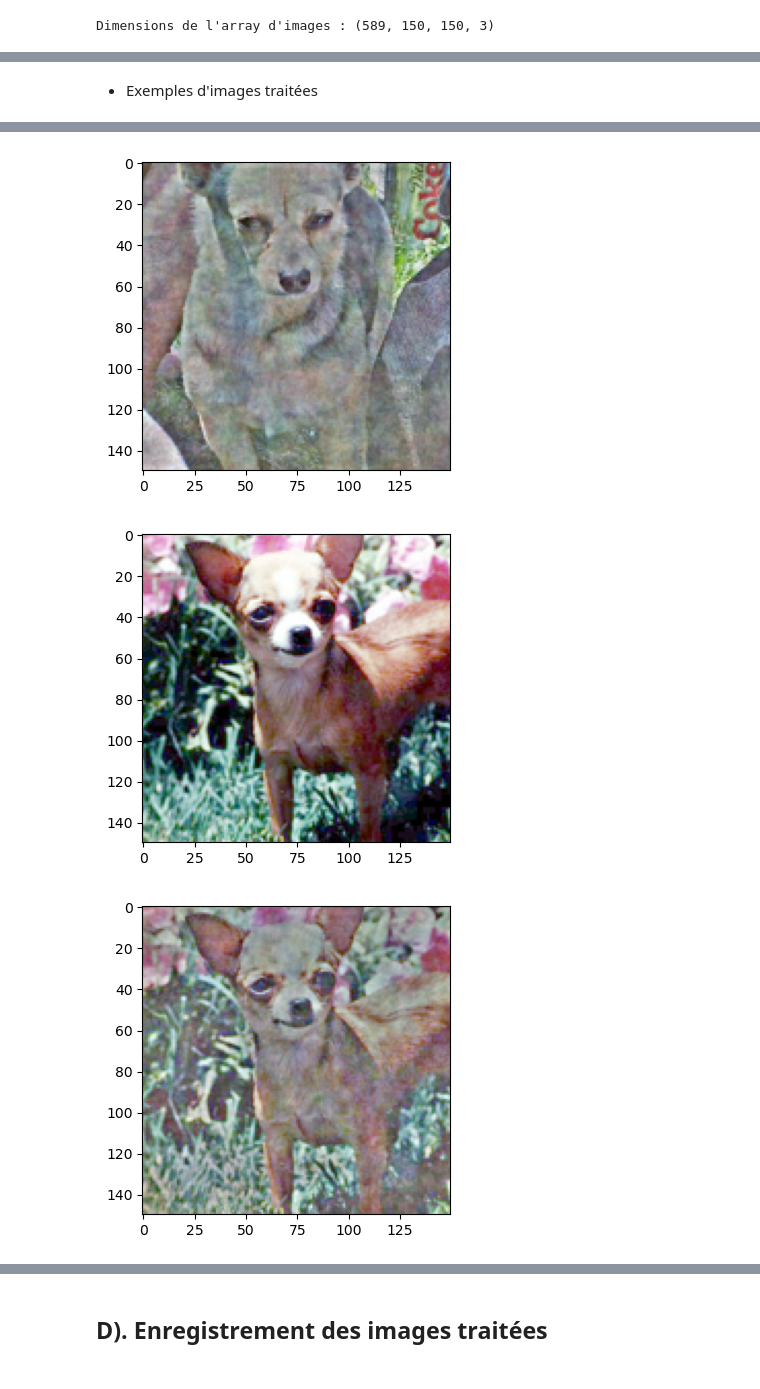
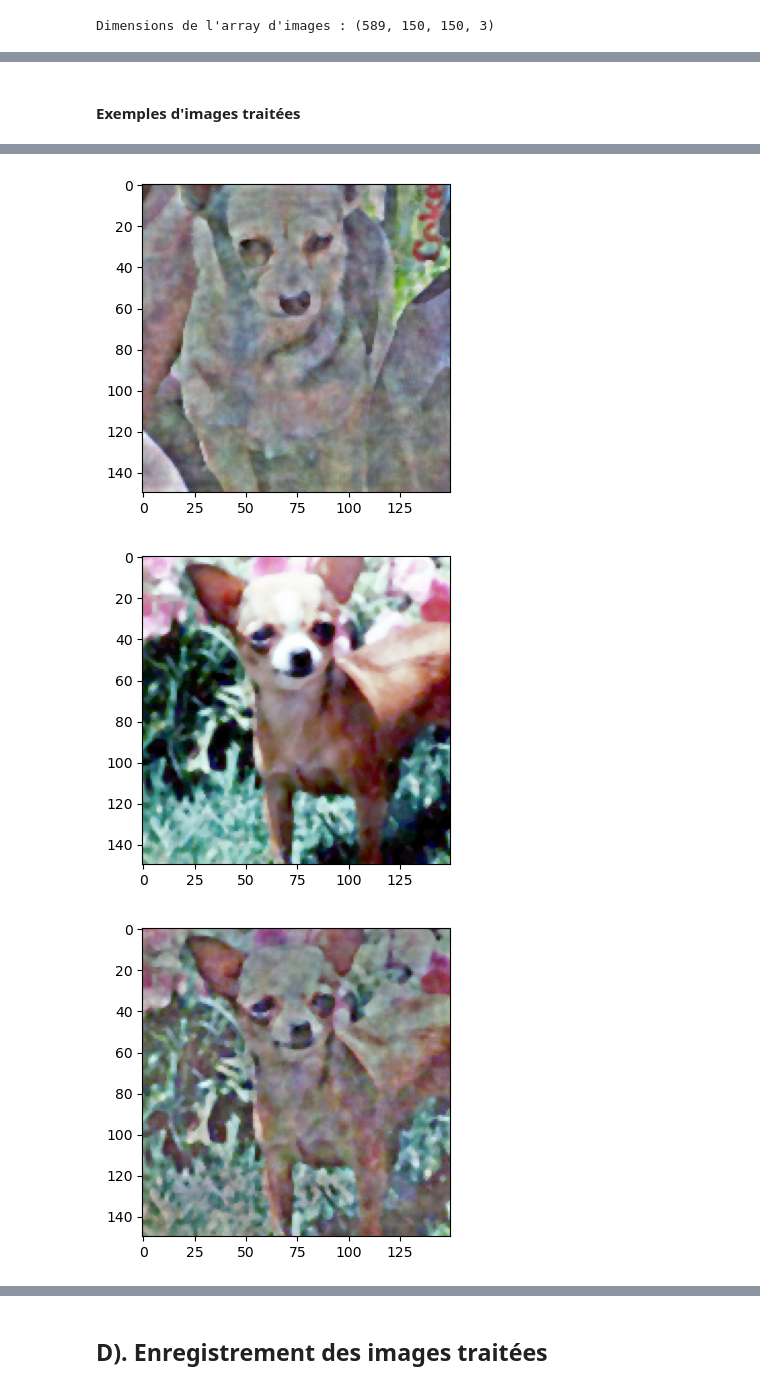
Before and after one commit to BiGHeaDMaX/Identifier-Races-Chiens-avec-TensorFlow, a Jupyter notebook: 01 - Analyse et prétraitements.ipynb, the cells around one changed output, grey strips where cells are left out. Saved outputs shown, nothing was run; the diff lists cells and outputs as text; code cells hidden in the pictures.

Commit message:
Suppr X_mean dans ZCA et traitements détaillés

```diff
--- a/01 - Analyse et prétraitements.ipynb
+++ b/01 - Analyse et prétraitements.ipynb
@@ -228,0 +299,16 @@ for i in range(len(img_pil)):
+# %%
+if gray:
+    for i in range(len(img_pil)):
+
+        img = img_pil[i]
+
+        img = grayscale(img)
+
+        # On remplace l'image d'origine par l'image traitée
+        img_pil[i] = img
+
+
+    image_shower(img_pil[0])
+
+else:
+    print("Pas de niveau de gris.")
@@ -237,6 +327,11 @@ image_shower(img_pil[0])
 # %%
 image_array_list = [np.array(img) for img in img_pil]
 img_array = np.stack(image_array_list)
+
+# Si l'image est en niveau de gris, un reshape doit être fait
+if gray:
+    img_array = img_array.reshape((-1, out_size[0], out_size[1], 1))
+
 print(f"Dimensions de l'array d'images : {img_array.shape}")
 # %% [output]
 Dimensions de l'array d'images : (589, 150, 150, 3)
@@ -245,24 +340,23 @@ Dimensions de l'array d'images : (589, 150, 150, 3)
 # %%
 X = img_array
 
-datagen = ImageDataGenerator(featurewise_center=True,
+datagen = ImageDataGenerator(featurewise_center=True,  # Centrer les valeurs sur 0 (nécessaire que le zca_whitening)
                              featurewise_std_normalization=False,  # False requis pour zca_whitening=True
                              zca_whitening=True
 )
-# Calcul des valeurs moyennes
-X_mean = X.mean(axis=0)
 # Entraînement
-datagen.fit(X - X_mean)
-#datagen.fit(X)
+datagen.fit(X)
 # %%
-whitenized = datagen.flow(X - X_mean, batch_size=9, shuffle=False).next()
-#whitenized = datagen.flow(X, batch_size=9, shuffle=False).next()
+whitenized = datagen.flow(X, batch_size=9, shuffle=False).next()
 # %% [markdown]
-- Exemples d'images traitées
+#### **Exemples d'images traitées**
 # %%
 size_show = out_size + (3,)  # Dimensions auxquelles on a redimensionné
                              # les images lors de nos prétraitements
                              # et on ajoute le nombre de caneaux (3 pour RGB)
+
+if gray:
+    size_show = out_size + (1,)
 
 def show(i):
     i = i.reshape(size_show)
@@ -271,7 +365,8 @@ def show(i):
     img = (i - m) / (M - m)
 
     plt.figure(figsize = (4, 4))
-    plt.imshow(img)
+    plt.imshow(img, cmap='gray')  # cmap='gray' pour que l'image soit affichée en noir et blanc
+                                  # s'il n'y a qu'un seul canal. Ce paramètre est ignoré si l'image est en RGB
     plt.show()
 
 for i in range(3):
@@ -282,3 +377,3 @@ for i in range(3):
-[figure, old version]
+[figure, new version]
-[figure, old version]
+[figure, new version]
-[figure, old version]
+[figure, new version]
```
Also changed, not shown: parts of 23 cells of this notebook.
